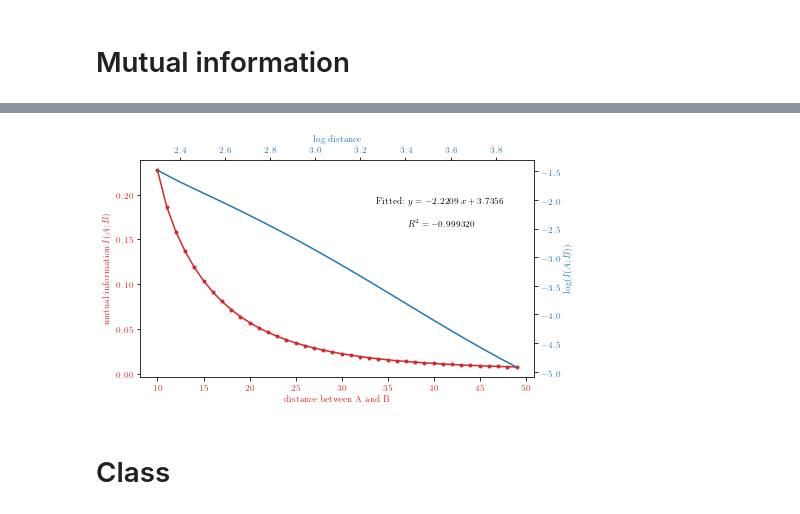
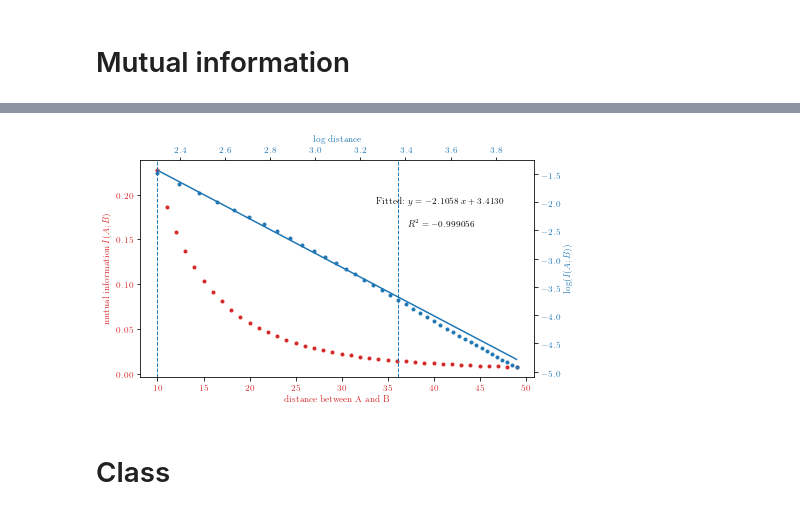
Before and after one commit to hainingpan/SPT, a Jupyter notebook: test_Kitaev.ipynb, the cells around one changed output, grey strips where cells are left out. Saved outputs shown, nothing was run; the diff lists cells and outputs as text; code cells hidden in the pictures.

```diff
--- a/test_Kitaev.ipynb
+++ b/test_Kitaev.ipynb
@@ -234,38 +254,42 @@ fig=plt.figure()
 ax1=fig.add_subplot(111, label="1")
 ax2=fig.add_subplot(111, label="2",frame_on=False)
 
 
 color = 'tab:red'
 ax1.set_xlabel('distance between A and B',color=color)
 ax1.set_ylabel(r'mutual information $I(A;B)$', color=color)
-ax1.plot(dist_list,MI_list[mu],'.-', color=color)
+ax1.plot(dist_list,MI_list[mu],'.', color=color)
 ax1.tick_params(axis='x', labelcolor=color)
 ax1.tick_params(axis='y', labelcolor=color)
 
 
 color = 'tab:blue'
 
-ax2.plot(np.log(dist_list),np.log(MI_list[mu]), color=color)
+ax2.plot(np.log(dist_list),np.log(MI_list[mu]),'.', color=color)
 ax2.xaxis.tick_top()
 ax2.yaxis.tick_right()
 ax2.xaxis.set_label_position('top')
 ax2.yaxis.set_label_position('right')
 ax2.set_xlabel(r'log distance', color=color)
 ax2.set_ylabel(r'$\log(I(A;B))$', color=color)
 ax2.tick_params(axis='x', labelcolor=color)
 ax2.tick_params(axis='y', labelcolor=color)
-
-lr=scipy.stats.linregress(np.log(dist_list),np.log(MI_list[mu]))
+mask=(dist_list>5)&(dist_list<30)
+lr=scipy.stats.linregress(np.log(dist_list)[mask],np.log(MI_list[mu])[mask])
 
 ax2.text(.6,.8,r'Fitted: $y={:.4f}~x+{:.4f}$'.format(lr.slope,lr.intercept),transform=ax2.transAxes)
 ax2.text(.68,.7,r'$R^2={:f}$'.format(lr.rvalue),transform=ax2.transAxes)
+ax2.plot(np.log(dist_list),lr.slope*np.log(dist_list)+lr.intercept,color=color)
+
+ax2.axvline(x=np.log(dist_list)[mask][0],lw=1,ls='--')
+ax2.axvline(x=np.log(dist_list)[mask][-1],lw=1,ls='--')
 
 fig.tight_layout()
 
 
 fig.savefig('/mnt/d/kitp/Rp_SPT/2/MI_mu2.pdf',bbox_inches='tight')
 # %% [output]
-[figure, old version]
+[figure, new version]
 # %% [markdown]
 # Class
 # %%
```
Also changed, not shown: parts of 16 cells of this notebook, 1 other file.
